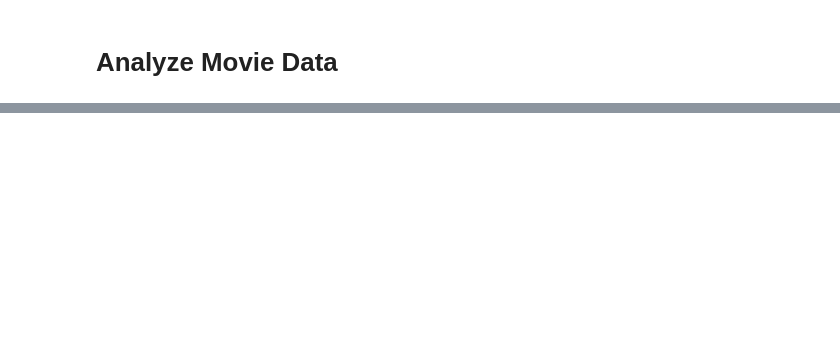
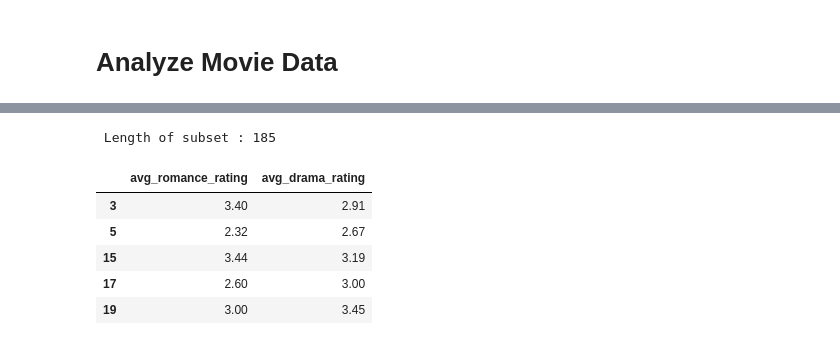
Before and after one commit to Xevenst/MovLensDataSet, a Jupyter notebook: Recommender_Systems_Final_Project.ipynb, the cells around one changed output, grey strips where cells are left out. Cells and saved outputs as stored; diff of their text form; code cells hidden in the pictures; blank space fills up the shorter version.

```diff
--- a/Recommender_Systems_Final_Project.ipynb
+++ b/Recommender_Systems_Final_Project.ipynb
@@ -294,0 +405,22 @@ genre_ratings.head()
+# %%
+# users that like drama but not romance and vice versa
+def get_biased_ratings(user_genre_ratings, like_floor_rating,like_cap_rating):
+  biased_ratings =    user_genre_ratings[((user_genre_ratings['avg_romance_rating'] < like_cap_rating) & (user_genre_ratings['avg_drama_rating'] > like_floor_rating)) | ((user_genre_ratings['avg_drama_rating'] < like_cap_rating) & (user_genre_ratings['avg_romance_rating'] > like_floor_rating))]
+  subset_biased_rating= biased_ratings[:200][['avg_romance_rating','avg_drama_rating']]
+
+  return  subset_biased_rating
+# %%
+
+like_cap_rating = 3.2
+like_floor_rating = 2.5
+biased_ratings = get_biased_ratings(user_genre_ratings,like_floor_rating,like_cap_rating)
+print( " Length of subset :", len(biased_ratings))
+biased_ratings.head()
+# %% [output]
+ Length of subset : 185
+|  | avg_romance_rating | avg_drama_rating |
+| 3 | 3.40 | 2.91 |
+| 5 | 2.32 | 2.67 |
+| 15 | 3.44 | 3.19 |
+| 17 | 2.60 | 3.00 |
+| 19 | 3.00 | 3.45 |
```
Also changed, not shown: parts of 26 cells of this notebook.
